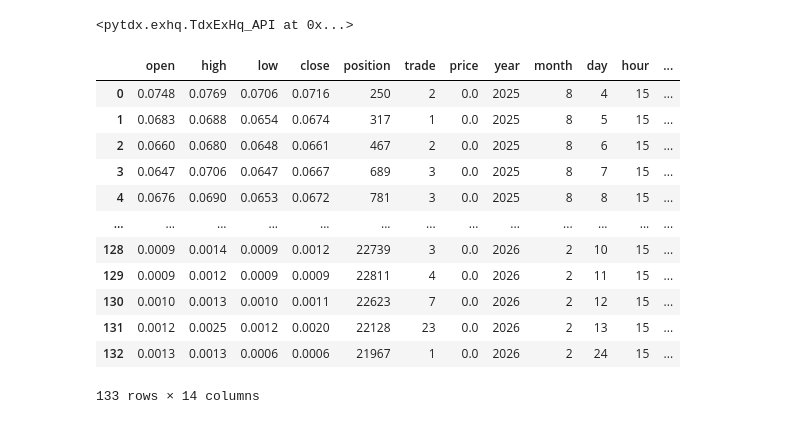
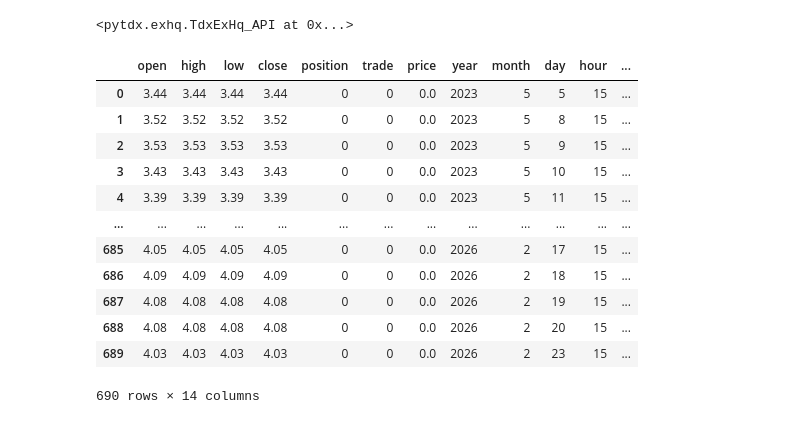
Before and after one commit to u588/app, a Jupyter notebook: AiStock/tdxFS.ipynb, the cells around one changed output. Cells and saved outputs as stored; diff of their text form; code cells hidden in the pictures.

```diff
--- a/AiStock/tdxFS.ipynb
+++ b/AiStock/tdxFS.ipynb
@@ -112,21 +112,21 @@ eapi.connect('47.112.95.207', 7720)
 # %% [output]
 <pytdx.exhq.TdxExHq_API at 0x...>
 # %%
-api.to_df(eapi.get_instrument_bars(9,8, '10009756', 0, 690))
+api.to_df(eapi.get_instrument_bars(9,38, '8_ATY', 0, 690))
 # %% [output]
 |  | open | high | low | close | position | trade | price | year | month | day | hour | ... |
-| 0 | 0.0748 | 0.0769 | 0.0706 | 0.0716 | 250 | 2 | 0.0 | 2025 | 8 | 4 | 15 | ... |
-| 1 | 0.0683 | 0.0688 | 0.0654 | 0.0674 | 317 | 1 | 0.0 | 2025 | 8 | 5 | 15 | ... |
-| 2 | 0.0660 | 0.0680 | 0.0648 | 0.0661 | 467 | 2 | 0.0 | 2025 | 8 | 6 | 15 | ... |
-| 3 | 0.0647 | 0.0706 | 0.0647 | 0.0667 | 689 | 3 | 0.0 | 2025 | 8 | 7 | 15 | ... |
-| 4 | 0.0676 | 0.0690 | 0.0653 | 0.0672 | 781 | 3 | 0.0 | 2025 | 8 | 8 | 15 | ... |
+| 0 | 3.44 | 3.44 | 3.44 | 3.44 | 0 | 0 | 0.0 | 2023 | 5 | 5 | 15 | ... |
+| 1 | 3.52 | 3.52 | 3.52 | 3.52 | 0 | 0 | 0.0 | 2023 | 5 | 8 | 15 | ... |
+| 2 | 3.53 | 3.53 | 3.53 | 3.53 | 0 | 0 | 0.0 | 2023 | 5 | 9 | 15 | ... |
+| 3 | 3.43 | 3.43 | 3.43 | 3.43 | 0 | 0 | 0.0 | 2023 | 5 | 10 | 15 | ... |
+| 4 | 3.39 | 3.39 | 3.39 | 3.39 | 0 | 0 | 0.0 | 2023 | 5 | 11 | 15 | ... |
 | ... | ... | ... | ... | ... | ... | ... | ... | ... | ... | ... | ... | ... |
-| 128 | 0.0009 | 0.0014 | 0.0009 | 0.0012 | 22739 | 3 | 0.0 | 2026 | 2 | 10 | 15 | ... |
-| 129 | 0.0009 | 0.0012 | 0.0009 | 0.0009 | 22811 | 4 | 0.0 | 2026 | 2 | 11 | 15 | ... |
-| 130 | 0.0010 | 0.0013 | 0.0010 | 0.0011 | 22623 | 7 | 0.0 | 2026 | 2 | 12 | 15 | ... |
-| 131 | 0.0012 | 0.0025 | 0.0012 | 0.0020 | 22128 | 23 | 0.0 | 2026 | 2 | 13 | 15 | ... |
-| 132 | 0.0013 | 0.0013 | 0.0006 | 0.0006 | 21967 | 1 | 0.0 | 2026 | 2 | 24 | 15 | ... |
+| 685 | 4.05 | 4.05 | 4.05 | 4.05 | 0 | 0 | 0.0 | 2026 | 2 | 17 | 15 | ... |
+| 686 | 4.09 | 4.09 | 4.09 | 4.09 | 0 | 0 | 0.0 | 2026 | 2 | 18 | 15 | ... |
+| 687 | 4.08 | 4.08 | 4.08 | 4.08 | 0 | 0 | 0.0 | 2026 | 2 | 19 | 15 | ... |
+| 688 | 4.08 | 4.08 | 4.08 | 4.08 | 0 | 0 | 0.0 | 2026 | 2 | 20 | 15 | ... |
+| 689 | 4.03 | 4.03 | 4.03 | 4.03 | 0 | 0 | 0.0 | 2026 | 2 | 23 | 15 | ... |
-133 rows × 14 columns
+690 rows × 14 columns
 # %%
 a = pd.read_excel('/home/ts/app/AiStock/indexAi.xlsx')
 b = pd.read_excel('/home/ts/app/AiStock/indexAii.xlsx')
```
Also changed, not shown: 4 other files.
